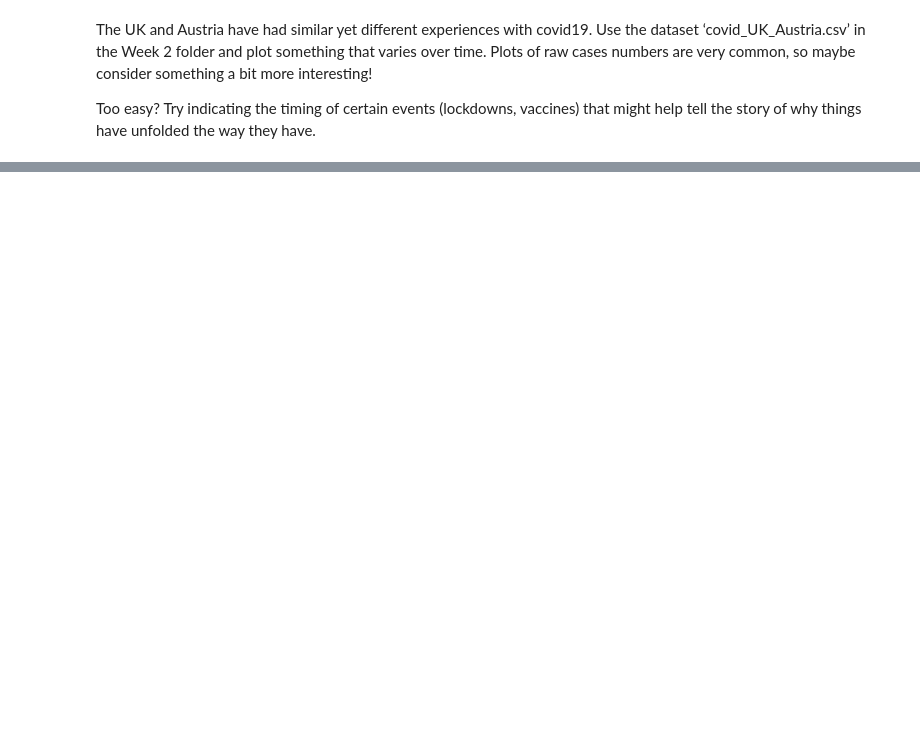
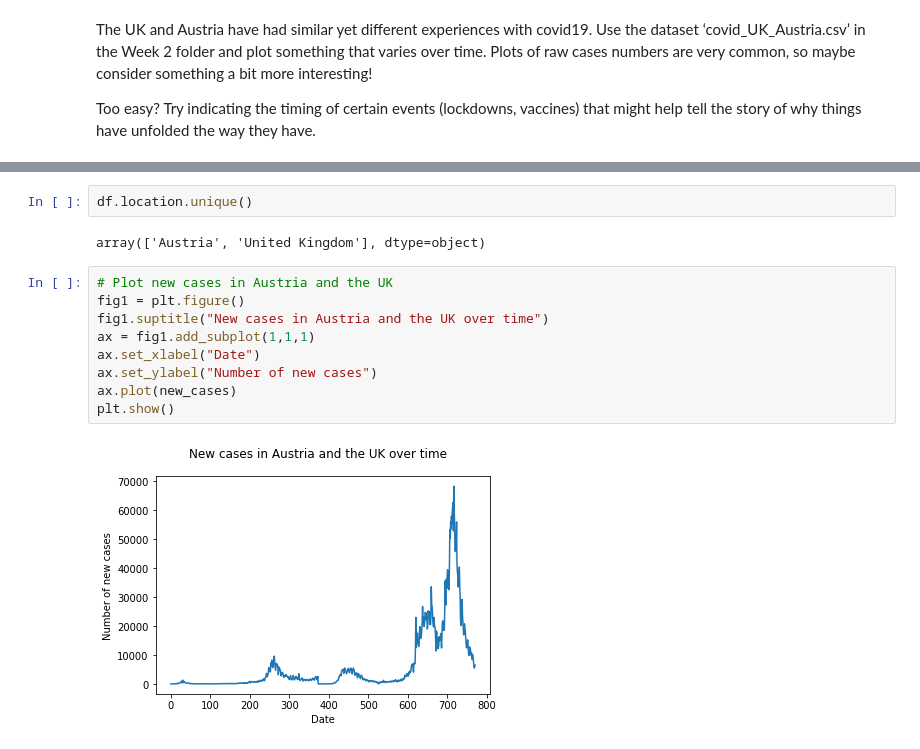
Before and after one commit to acumpelik/DataVisualizationClass, a Jupyter notebook: Week 2/DataVis2021_Assignment2_Cumpelik.ipynb, the cells around one changed output, grey strips where cells are left out. Cells and saved outputs as stored; diff of their text form; blank space fills up the shorter version.

```diff
--- a/Week 2/DataVis2021_Assignment2_Cumpelik.ipynb
+++ b/Week 2/DataVis2021_Assignment2_Cumpelik.ipynb
@@ -22,0 +117,15 @@ df.head()
+# %%
+df.location.unique()
+# %% [output]
+array(['Austria', 'United Kingdom'], dtype=object)
+# %%
+# Plot new cases in Austria and the UK
+fig1 = plt.figure()
+fig1.suptitle("New cases in Austria and the UK over time")
+ax = fig1.add_subplot(1,1,1)
+ax.set_xlabel("Date")
+ax.set_ylabel("Number of new cases")
+ax.plot(new_cases)
+plt.show()
+# %% [output]
+[figure, added]
```
Also changed, not shown: parts of 12 cells of this notebook, 1 other file.
